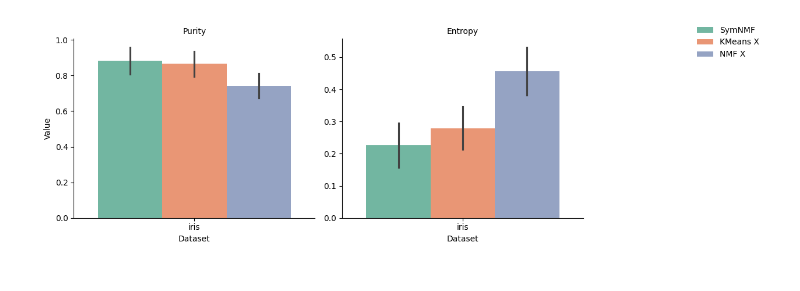
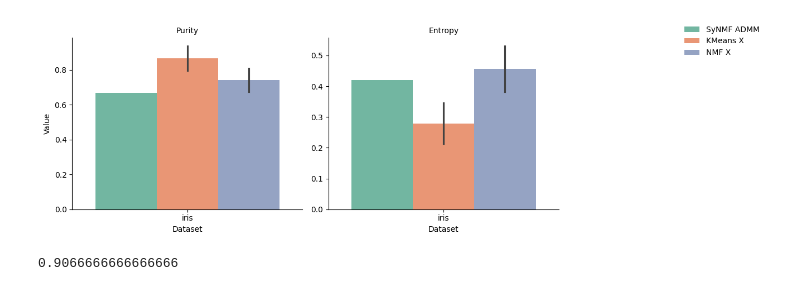
Before and after one commit to florianmahner/pysrf, a Jupyter notebook: notebooks/clustering.ipynb, the cells around one changed output. Drawn from its saved outputs; the diff is of its cells as text; code cells hidden in the pictures.

```diff
--- a/notebooks/clustering.ipynb
+++ b/notebooks/clustering.ipynb
@@ -7,17 +7,11 @@ import seaborn as sns
 df = pd.read_csv("../results/benchmarks/clustering_benchmarks.csv")
 # %%
 # remove dataset haxby-faces if it exists
-df = df[df["Dataset"] != "haxby-faces"]
-df = df[df["Dataset"] != "diabetes"]
-
+# df = df[df["Dataset"] != "haxby-faces"]
+# df = df[df["Dataset"] != "diabetes"]
 
 df = df.drop(columns=["Accuracy"])
-
-df["Model"] = df["Model"].replace("SymNMF TriFactor", "SymNMF")
-
-
-# remove haxby from the dataframe
-# df = df[df["Dataset"] != "haxby-faces"]
+df["Model"] = df["Model"].replace("SyNMF ADMM", "SymNMF")
 
 
 # Melt the dataframe to have a long-form dataframe suitable for facetgrid
@@ -28,31 +22,69 @@ df_melted = df.melt(
     var_name="Metric",
     value_name="Value",
 )
 
 
 df.groupby(["Dataset", "Model"]).agg({"Purity": ["mean", "std", "max", "min"]})
 
 # Create a FacetGrid for the different metrics
 g = sns.FacetGrid(
     df_melted,
     col="Metric",
     sharey=False,
     height=4,
     aspect=1.2,
     col_wrap=2,
     sharex=False,
 )
 g.map_dataframe(
     sns.barplot, x="Dataset", y="Value", hue="Model", errorbar="sd", palette="Set2"
 )
 
 # Adjust the legend and labels
 # g.add_legend(bbox_to_anchor=(1.05, 1), loc="upper lefxt")
 g.add_legend(bbox_to_anchor=(1.05, 1), loc="upper left")
 g.set_axis_labels("Dataset", "Value")
 g.set_titles(col_template="{col_name}")
 
 plt.show()
 plt.close()
 # %% [output]
-[figure, old version]
+[figure, new version]
+# %%
+import numpy as np
+from srf.benchmarks.clustering import construct_similarity_graph
+from srf.datasets import load_dataset
+from srf.mixed.admm import ADMM
+from srf.models.symmetric import Symmetric
+from srf.models.projection import ProjectionKernelNMF
+from srf.mixed.cd_updates import update_w
+from srf.helpers import map_labels_with_hungarian
+from sklearn.metrics import accuracy_score
+
+iris = load_dataset("iris")
+x = iris.data
+y = iris.targets
+rank = len(np.unique(y))
+
+graph = construct_similarity_graph(x, nn=7)
+
+
+model = ADMM(
+    rank=rank,
+    max_outer=20,
+    w_inner=100,
+    tol=0.0,
+    verbose=True,
+    rho=2.0,
+    init="nndsvdar",
+)
+w = model.fit_w(graph)
+
+
+y_hat = np.argmax(w, axis=1)
+
+y_hat = map_labels_with_hungarian(y, y_hat)
+
+accuracy_score(y, y_hat)
+# %% [output]
+0.9066666666666666
```
Also changed, not shown: 11 other files.
